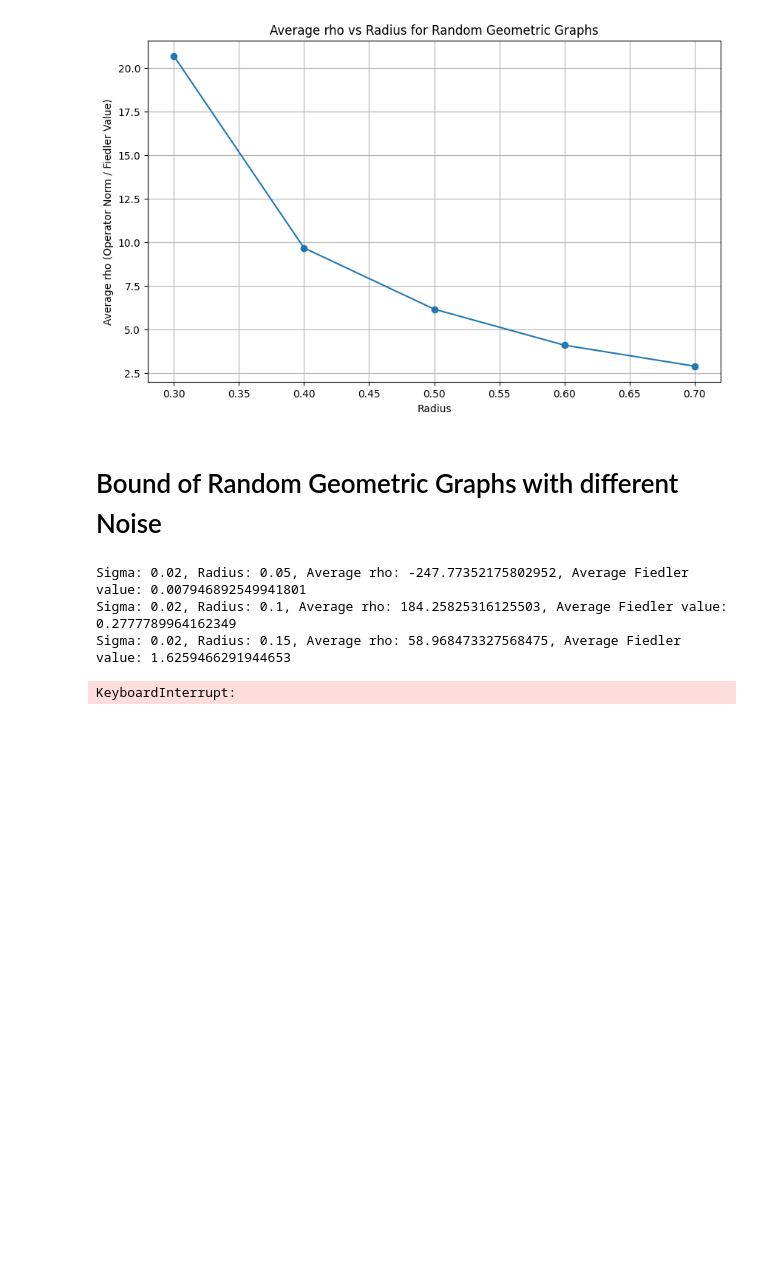
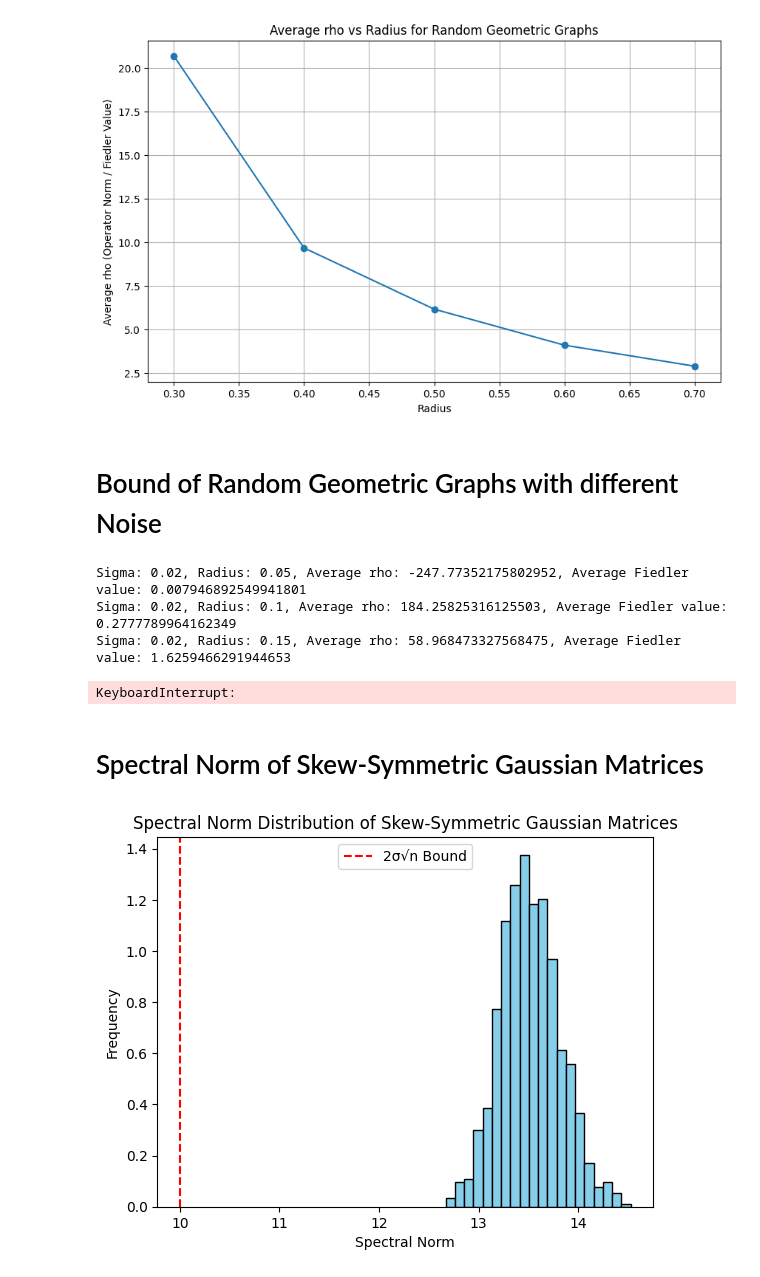
Before and after one commit to zhexin1904/my_SE_sync, a Jupyter notebook: python/Random_matrix_theory.ipynb, the cells around one changed output. Cells and saved outputs as stored; diff of their text form; code cells hidden in the pictures; blank space fills up the shorter version.

```diff
--- a/python/Random_matrix_theory.ipynb
+++ b/python/Random_matrix_theory.ipynb
@@ -660,3 +660,33 @@ Sigma: 0.02, Radius: 0.05, Average rho: -247.77352175802952, Average Fiedler val
 Sigma: 0.02, Radius: 0.1, Average rho: 184.25825316125503, Average Fiedler value: 0.2777789964162349
 Sigma: 0.02, Radius: 0.15, Average rho: 58.968473327568475, Average Fiedler value: 1.6259466291944653
 KeyboardInterrupt:
+# %% [markdown]
+# Spectral Norm of Skew-Symmetric Gaussian Matrices
+# %%
+import numpy as np
+import matplotlib.pyplot as plt
+
+# Parameters
+n = 100  # Matrix size
+sigma = 0.5  # Standard deviation of Gaussian entries
+num_trials = 1000  # Number of random matrices to generate
+
+# Compute spectral norms
+spectral_norms = []
+for _ in range(num_trials):
+    # Generate a random skew-symmetric matrix
+    M = np.random.normal(0, sigma, (n, n))
+    A = M - M.T  # Ensure skew-symmetry
+    norm = np.linalg.norm(A, ord=2)  # Compute spectral norm
+    spectral_norms.append(norm)
+
+# Plot histogram of spectral norms
+plt.hist(spectral_norms, bins=20, color='skyblue', edgecolor='black', density=True)
+plt.axvline(2 * sigma * np.sqrt(n), color='red', linestyle='dashed', label="2σ√n Bound")
+plt.xlabel("Spectral Norm")
+plt.ylabel("Frequency")
+plt.title("Spectral Norm Distribution of Skew-Symmetric Gaussian Matrices")
+plt.legend()
+plt.show()
+# %% [output]
+[figure, added]
```
Also changed, not shown: parts of 13 cells of this notebook, 2 other files.
